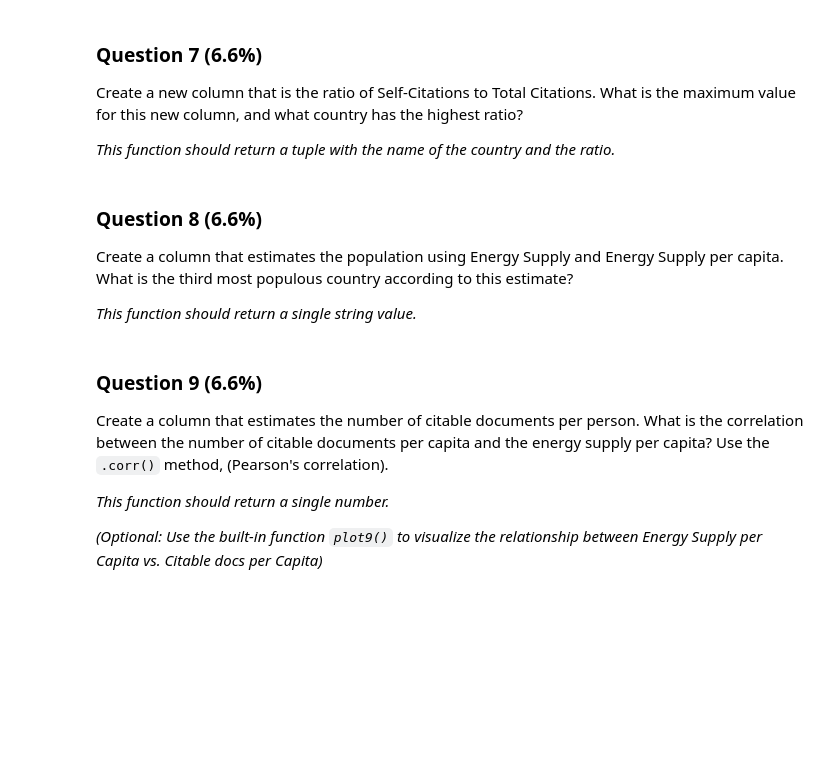
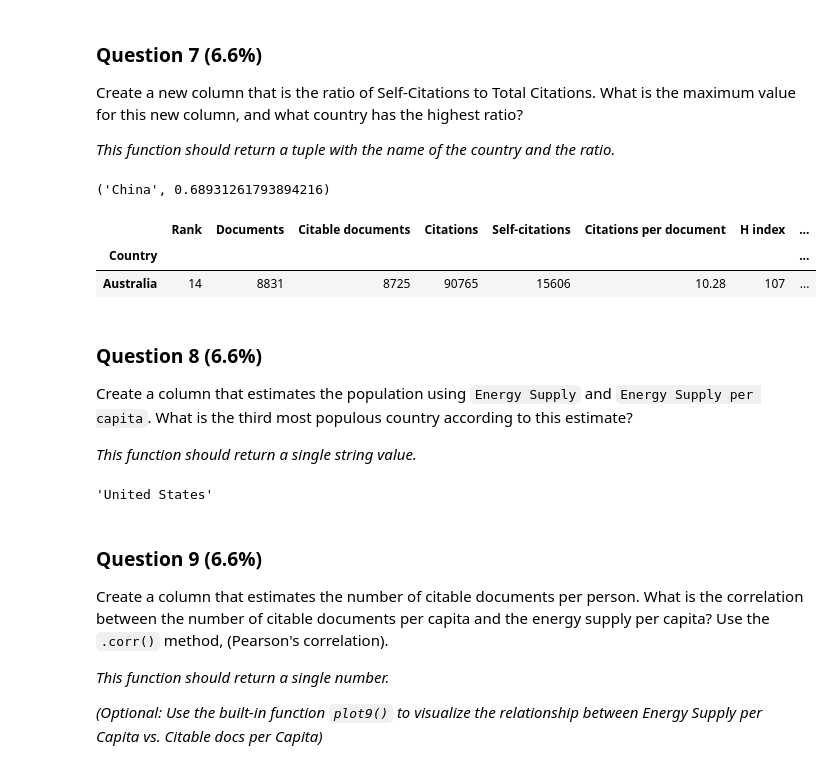
Before and after one commit to gabipz/ds-little-projects, a Jupyter notebook: Introduction to Data Science in Python - Coursera/Assignment+3.ipynb, the cells around one changed output. Cells and saved outputs as stored; diff of their text form; code cells hidden in the pictures; blank space fills up the shorter version.

```diff
--- a/Introduction to Data Science in Python - Coursera/Assignment+3.ipynb
+++ b/Introduction to Data Science in Python - Coursera/Assignment+3.ipynb
@@ -407,7 +423,27 @@ def answer_seven():
+# %%
+def answer_seven():
+    Top15 = answer_one()
+    # Creating a new column of Ratio Citations
+    Top15['Ratio Citations'] = Top15['Self-citations']/Top15['Citations']
+    # Country that has the maximum Ratio Citations
+    max_rat_cou = Top15['Ratio Citations'].idxmax()
+    # Maximum Ratio Citations
+    max_rat = Top15['Ratio Citations'].max()
+    return (max_rat_cou, max_rat)
+
+answer_seven()
+# %% [output]
+('China', 0.68931261793894216)
+# %%
+Top15.head(1)
+# %% [output]
+|  | Rank | Documents | Citable documents | Citations | Self-citations | Citations per document | H index | ... |
+| Country |  |  |  |  |  |  |  | ... |
+| Australia | 14 | 8831 | 8725 | 90765 | 15606 | 10.28 | 107 | ... |
 # %% [markdown]
 ### Question 8 (6.6%)
 
-Create a column that estimates the population using Energy Supply and Energy Supply per capita.
+Create a column that estimates the population using `Energy Supply` and `Energy Supply per capita`.
 What is the third most populous country according to this estimate?
 
 *This function should return a single string value.*
@@ -418,3 +450,18 @@ def answer_eight():
+# %%
+def answer_eight():
+    Top15 = answer_one()
+    # Creating a new column of Estimates the population
+    Top15['Pop Estimate'] = Top15['Energy Supply']/Top15['Energy Supply per Capita']
+    # Organizing the most populous countries
+    Top15 = Top15.sort_values(['Pop Estimate'], ascending=False)
+    # Reseting index to use 'loc' by index
+    Top15 = Top15.reset_index()
+    # Using loc to find third most populous country
+    return Top15.loc[2, 'Country']
+
+answer_eight()
+# %% [output]
+'United States'
 # %% [markdown]
 ### Question 9 (6.6%)
 Create a column that estimates the number of citable documents per person.
```
Also changed, not shown: parts of 18 cells of this notebook.
